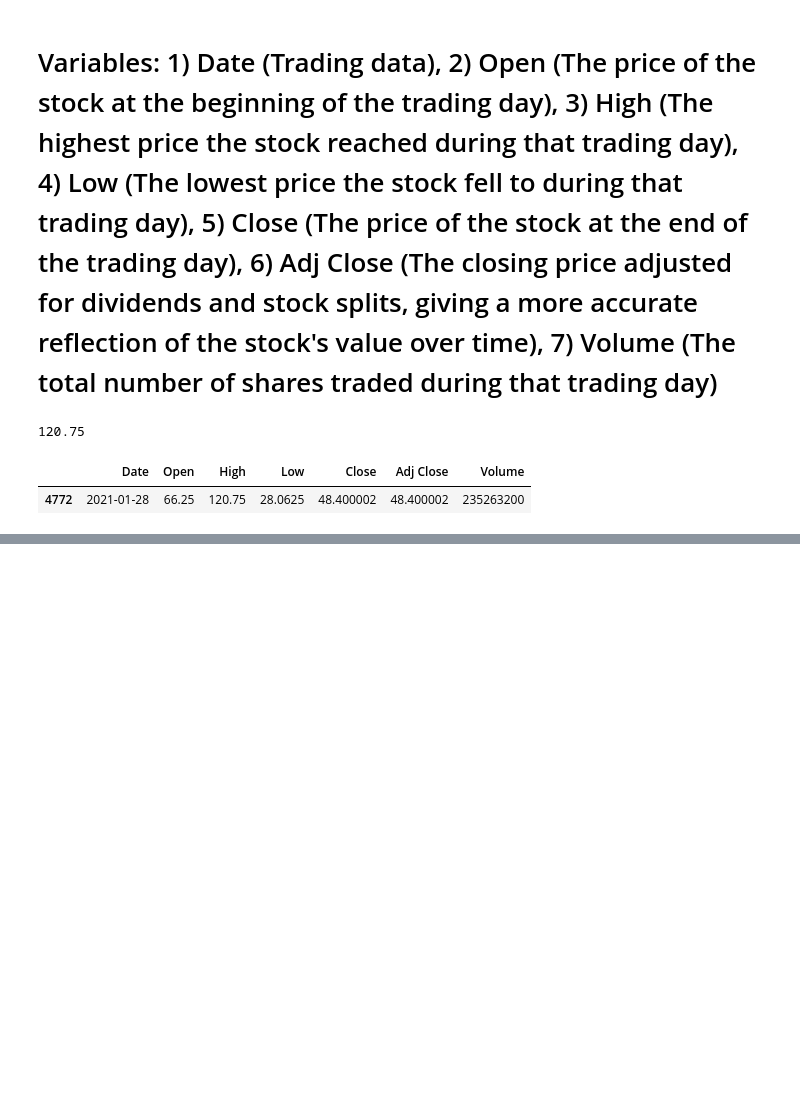
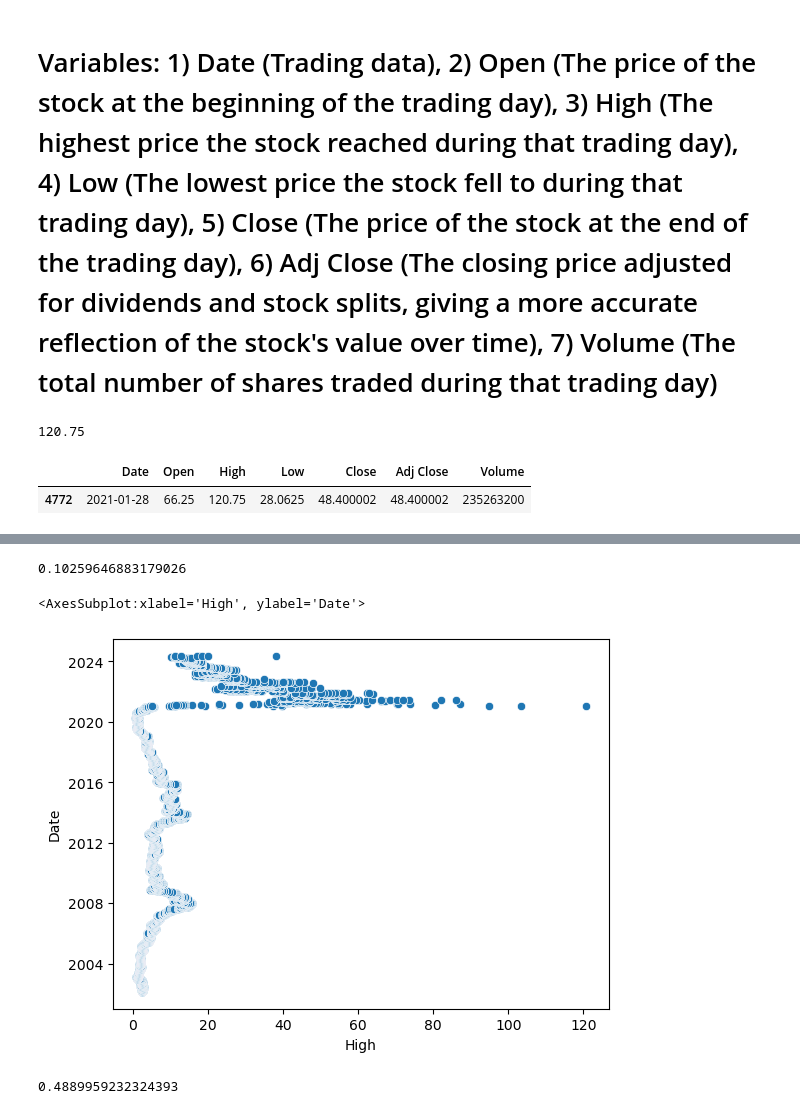
Before and after one commit to calebLSw/AI-1, a Jupyter notebook: Semester 1/Stocks/Stocks.ipynb, the cells around one changed output, grey strips where cells are left out. Cells and saved outputs as stored; diff of their text form; code cells hidden in the pictures; blank space fills up the shorter version.

```diff
--- a/Semester 1/Stocks/Stocks.ipynb
+++ b/Semester 1/Stocks/Stocks.ipynb
@@ -53,0 +61,9 @@ total/count
+# %%
+df["Low"].corr(df["Volume"])
+# %% [output]
+0.10259646883179026
+# %%
+sns.scatterplot(data=df, x="High", y="Date")
+# %% [output]
+<AxesSubplot:xlabel='High', ylabel='Date'>
+[figure, added]
@@ -53,0 +72,4 @@ total/count
+# %%
+df["High"].corr(df["Date"].astype(np.int64))
+# %% [output]
+0.4889959232324393
```
Also changed, not shown: parts of 6 cells of this notebook.
